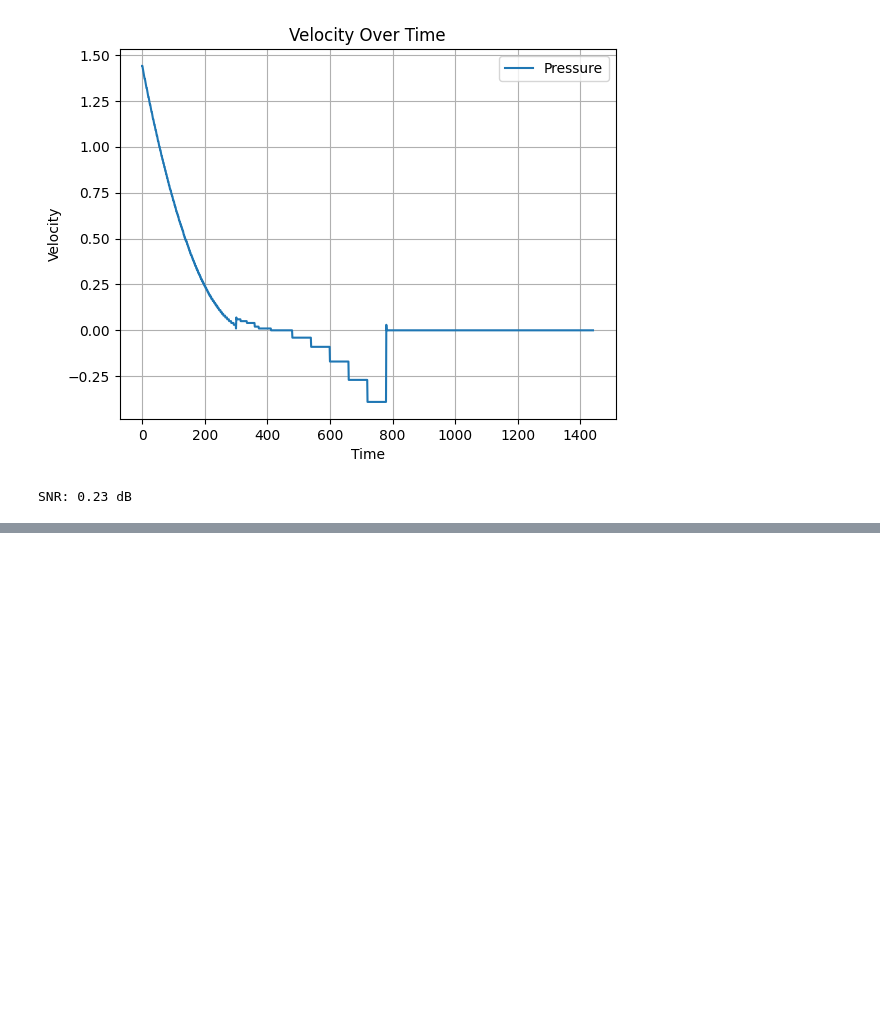
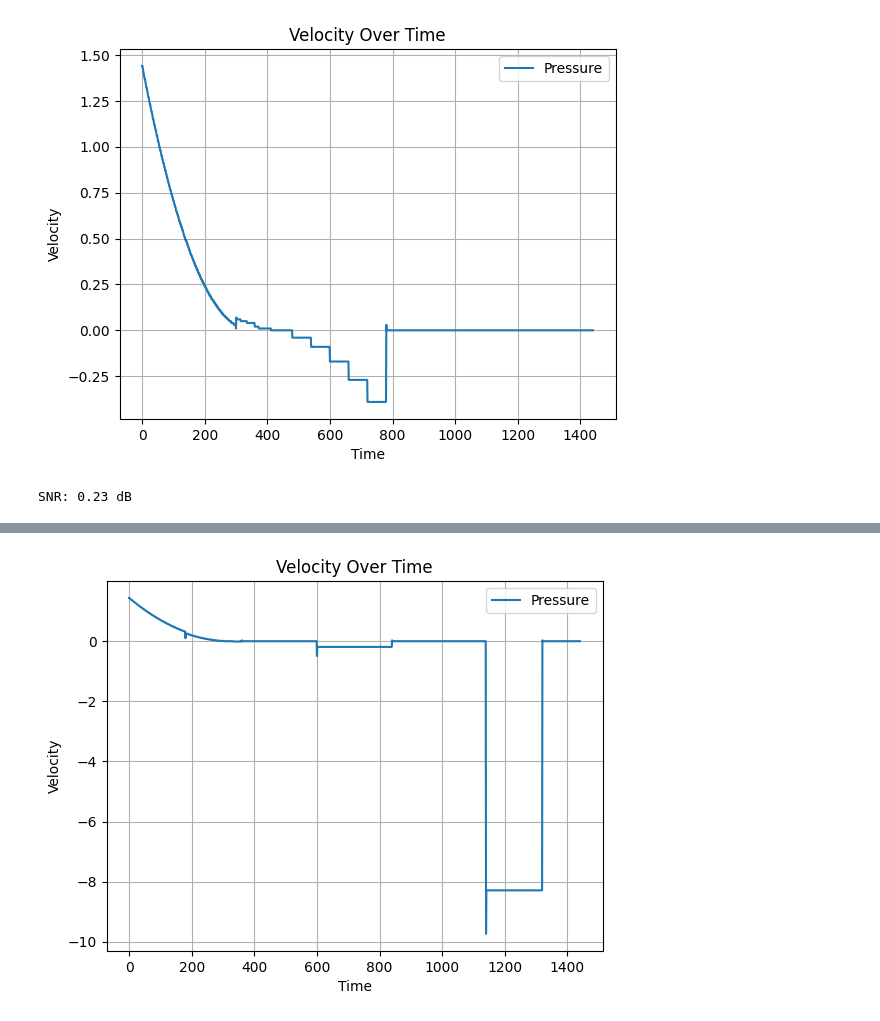
Before and after one commit to ifituburyo/CPS, a Jupyter notebook: main.ipynb, the cells around one changed output, grey strips where cells are left out. Drawn from its saved outputs; the diff is of its cells as text; code cells hidden in the pictures; blank space fills up the shorter version.

```diff
--- a/main.ipynb
+++ b/main.ipynb
@@ -86,0 +95,16 @@ plt.show()
+# %%
+def read_node_data(file_path):
+    df = pd.read_csv(file_path,
+                     skiprows=4,  # Skip title row
+                     sep=r'\s+',  # Use regex to handle variable spaces
+                     names=["Time", "Elevation", "Base_Demand", "Initial_Quality",
+                            "Demand", "Head", "Pressure", "Quality"],
+                     engine="python")  # More flexible parsing
+    df.columns = df.columns.str.strip()
+
+    return df
+# %%
+file_path = "Nodal_Data/Random_Leak_node_13.csv"  # Adjust this path
+node_df = read_node_data(file_path)
+
+node_df.head()
@@ -86,0 +118,8 @@ plt.show()
+# %%
+node_df.plot(y='Pressure', kind='line', title='Velocity Over Time')
+plt.xlabel('Time')
+plt.ylabel('Velocity')
+plt.grid()
+plt.show()
+# %% [output]
+[figure, added]
```
Also changed, not shown: parts of 5 cells of this notebook.
